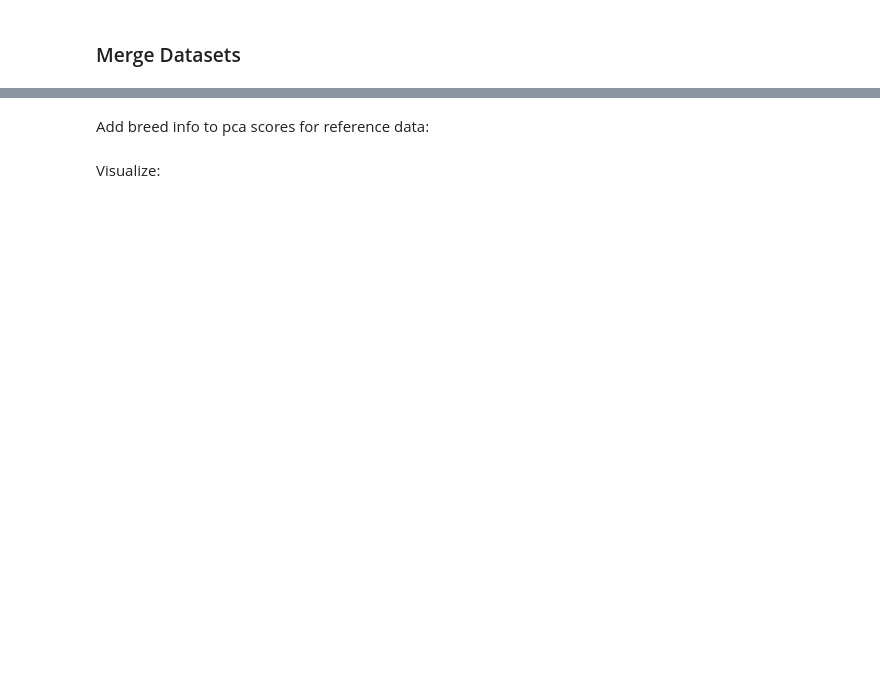
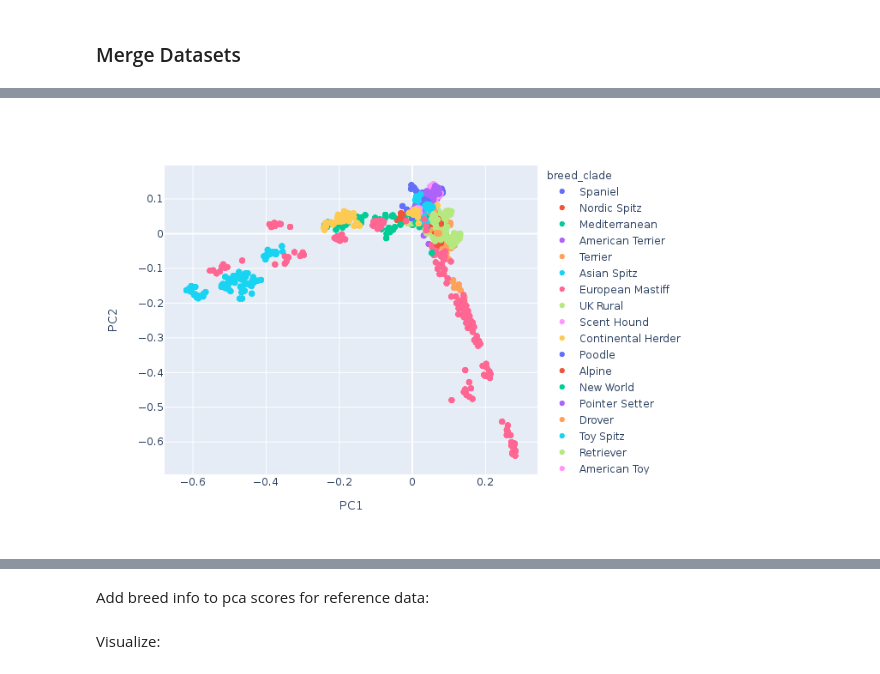
Before and after one commit to related-sciences/gwas-analysis, a Jupyter notebook: notebooks/organism/canine/cg-hail-04.ipynb, the cells around one changed output, grey strips where cells are left out. Drawn from its saved outputs; the diff is of its cells as text; code cells hidden in the pictures; blank space fills up the shorter version.

```diff
--- a/notebooks/organism/canine/cg-hail-04.ipynb
+++ b/notebooks/organism/canine/cg-hail-04.ipynb
@@ -173,0 +98,10 @@ TODO: Should this be used to remove SNPs with high loadings? There are a few tha
+# %%
+def get_scores_fig(ht, pc1, pc2, color=None, symbol=None, **kwargs):
+    lbl = (f'PC{pc1+1}', f'PC{pc2+1}')
+    fields = {lbl[0]: ht.scores[pc1], lbl[1]: ht.scores[pc2]}
+    if color:
+        fields[color] = ht[color]
+    if symbol:
+        fields[symbol] = ht[symbol]
+    df = ht.annotate(**fields).key_by().select(*list(fields.keys())).to_pandas()
+    return px.scatter(df, x=lbl[0], y=lbl[1], color=color, symbol=symbol, **kwargs)
@@ -173,0 +122,8 @@ TODO: Should this be used to remove SNPs with high loadings? There are a few tha
+# %%
+def pca_fit_project(mt_ref, mt_tgt, n_pcs=10):
+    pc_scores_ref, pc_loadings_ref = pca.utils.hwe_normalized_pca(mt_ref, n_pcs=n_pcs)[1:]
+    pc_scores_tgt = pca.utils.pc_project(mt_tgt, pc_loadings_ref)
+    return (pc_scores_ref, pc_scores_tgt), pc_loadings_ref
+# %%
+pc_scores, pc_loadings_ref = pca_fit_project(mt.filter_cols(mt.source=='ref'), mt.filter_cols(mt.source=='tgt'), n_pcs=10)
+assert pc_scores[0].count() + pc_scores[1].count() == mt.count()[1]
@@ -173,0 +140,7 @@ TODO: Should this be used to remove SNPs with high loadings? There are a few tha
+# %%
+def add_sample_info(ht, ht_info, fields=['breed', 'breed_name', 'breed_clade']):
+    return ht.annotate(**{c: ht_info[ht.key][c] for c in fields})
+# %%
+fig = get_scores_fig(add_sample_info(pc_scores[0], mt.filter_cols(mt.source=='ref').cols()), 0, 1, color='breed_clade')
+Image(fig.to_image('png'), width=600, height=400)
+# %% [output]
@@ -173,0 +150 @@ TODO: Should this be used to remove SNPs with high loadings? There are a few tha
+[figure, added]
```
Also changed, not shown: parts of 42 cells of this notebook, 7 other files.
